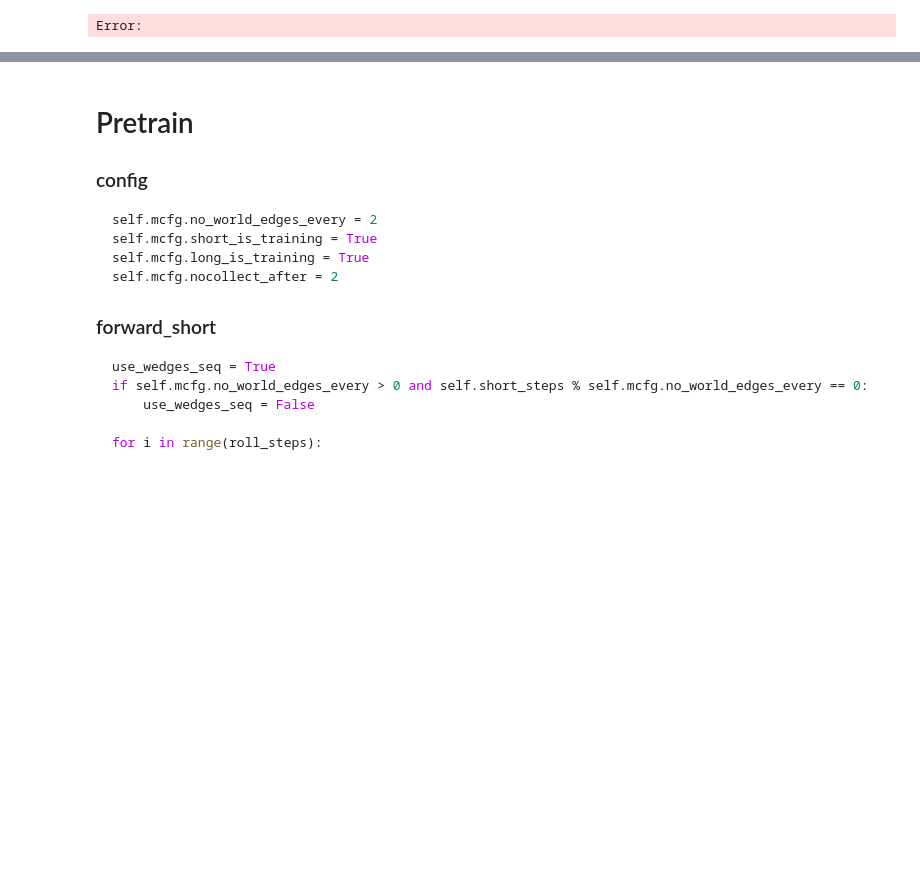
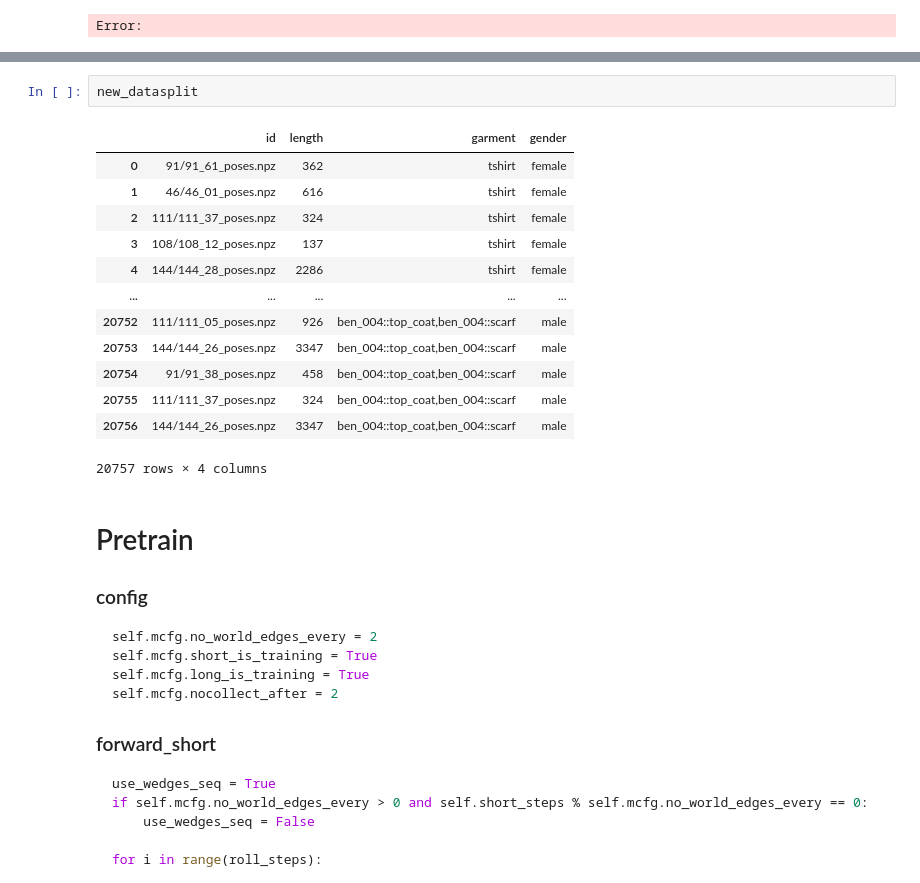
Before and after one commit to Dolorousrtur/ContourCraft, a Jupyter notebook: Sandbox.ipynb, the cells around one changed output, grey strips where cells are left out. Saved outputs shown, nothing was run; the diff lists cells and outputs as text; blank space fills up the shorter version.

```diff
--- a/Sandbox.ipynb
+++ b/Sandbox.ipynb
@@ -257,3 +285,19 @@ Error:
+# %%
+new_datasplit
+# %% [output]
+|  | id | length | garment | gender |
+| 0 | 91/91_61_poses.npz | 362 | tshirt | female |
+| 1 | 46/46_01_poses.npz | 616 | tshirt | female |
+| 2 | 111/111_37_poses.npz | 324 | tshirt | female |
+| 3 | 108/108_12_poses.npz | 137 | tshirt | female |
+| 4 | 144/144_28_poses.npz | 2286 | tshirt | female |
+| ... | ... | ... | ... | ... |
+| 20752 | 111/111_05_poses.npz | 926 | ben_004::top_coat,ben_004::scarf | male |
+| 20753 | 144/144_26_poses.npz | 3347 | ben_004::top_coat,ben_004::scarf | male |
+| 20754 | 91/91_38_poses.npz | 458 | ben_004::top_coat,ben_004::scarf | male |
+| 20755 | 111/111_37_poses.npz | 324 | ben_004::top_coat,ben_004::scarf | male |
+| 20756 | 144/144_26_poses.npz | 3347 | ben_004::top_coat,ben_004::scarf | male |
+20757 rows × 4 columns
 # %% [markdown]
 # Pretrain
 
```
Also changed, not shown: parts of 3 cells of this notebook, 1 other file.
